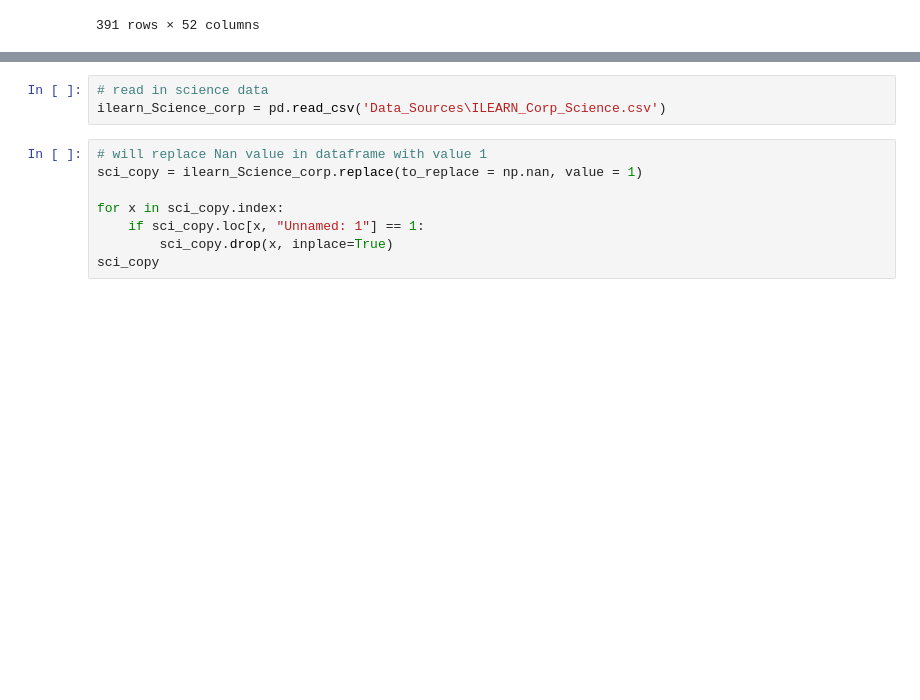
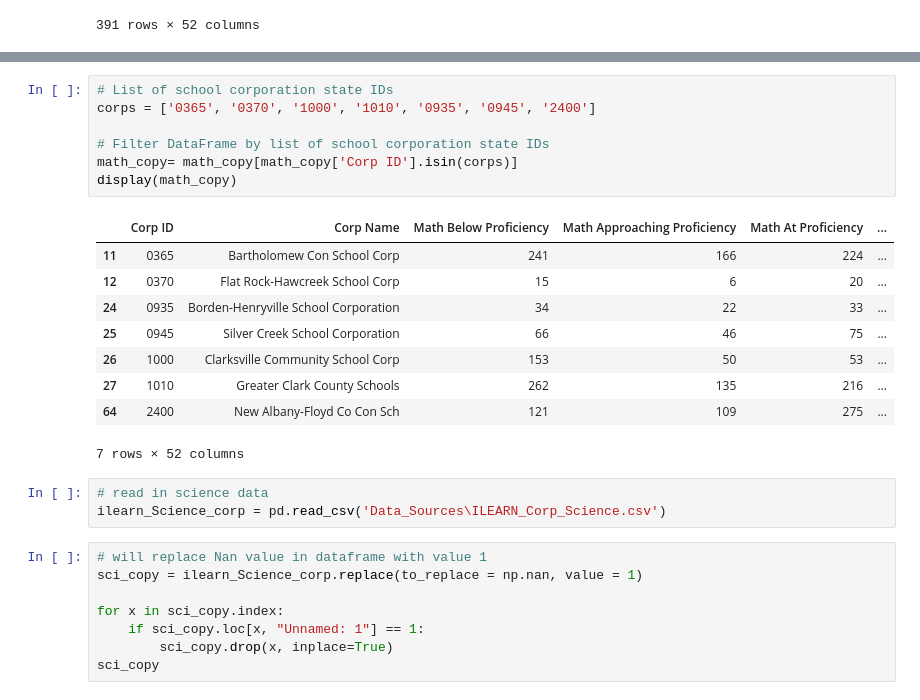
Before and after one commit to RachTheRad/SoIN_Housing_Analysis, a Jupyter notebook: HA_Cap_NB2.ipynb, the cells around one changed output, grey strips where cells are left out. Drawn from its saved outputs; the diff is of its cells as text; blank space fills up the shorter version.

```diff
--- a/HA_Cap_NB2.ipynb
+++ b/HA_Cap_NB2.ipynb
@@ -205,6 +212,23 @@ math_copy
 | 392 | 9985 | Seven Oaks Classical School | 2 | 5 | 17 | ... |
 | 393 | 9990 | Higher Institute of Arts & Tech | 20 | 3 | 3 | ... |
 390 rows × 52 columns
+# %%
+# List of school corporation state IDs
+corps = ['0365', '0370', '1000', '1010', '0935', '0945', '2400']
+
+# Filter DataFrame by list of school corporation state IDs
+math_copy= math_copy[math_copy['Corp ID'].isin(corps)]
+display(math_copy)
+# %% [output]
+|  | Corp ID | Corp Name | Math Below Proficiency | Math Approaching Proficiency | Math At Proficiency | ... |
+| 11 | 0365 | Bartholomew Con School Corp | 241 | 166 | 224 | ... |
+| 12 | 0370 | Flat Rock-Hawcreek School Corp | 15 | 6 | 20 | ... |
+| 24 | 0935 | Borden-Henryville School Corporation | 34 | 22 | 33 | ... |
+| 25 | 0945 | Silver Creek School Corporation | 66 | 46 | 75 | ... |
+| 26 | 1000 | Clarksville Community School Corp | 153 | 50 | 53 | ... |
+| 27 | 1010 | Greater Clark County Schools | 262 | 135 | 216 | ... |
+| 64 | 2400 | New Albany-Floyd Co Con Sch | 121 | 109 | 275 | ... |
+7 rows × 52 columns
 # %%
 # read in science data
 ilearn_Science_corp = pd.read_csv('Data_Sources\ILEARN_Corp_Science.csv')
```
Also changed, not shown: parts of 8 cells of this notebook, 2 other files.
